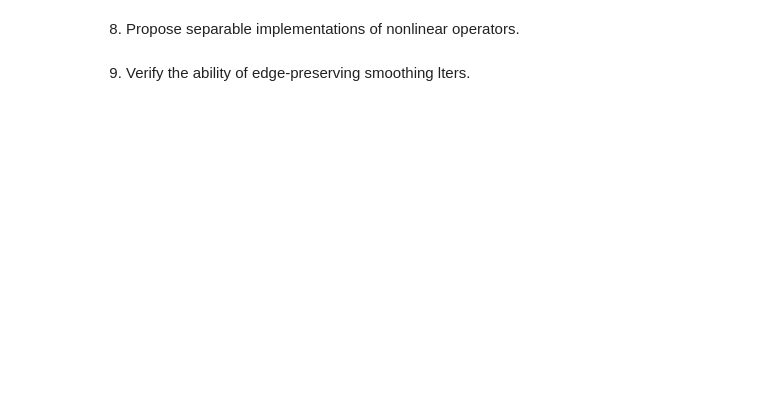
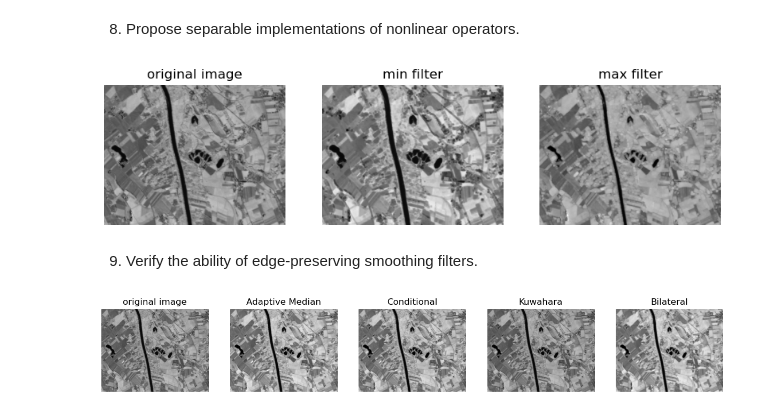
Before and after one commit to Ethel-Ogallo/UBS_ERSIP, a Jupyter notebook: Labs/lab3.ipynb, the cells around one changed output. Saved outputs shown, nothing was run; the diff lists cells and outputs as text; code cells hidden in the pictures; blank space fills up the shorter version.

```diff
--- a/Labs/lab3.ipynb
+++ b/Labs/lab3.ipynb
@@ -148,4 +310,77 @@ laplace_filtered= ndi.laplace(img, ksize=3)
 # %% [markdown]
 8. Propose separable implementations of nonlinear operators.
+# %%
+# min or max filter
+from scipy.ndimage import minimum_filter, maximum_filter
+
+min_filtered = minimum_filter(img, size=5)
+max_filtered = maximum_filter(img, size=5)
+
+# display
+fig, axes = plt.subplots(1, 3, figsize=(10, 6))
+axes = axes.flatten()
+
+axes[0].imshow(img, cmap='gray')
+axes[0].set_title("original image")
+axes[0].axis("off")
+
+axes[1].imshow(min_filtered, cmap='gray')
+axes[1].set_title("min filter")
+axes[1].axis("off")
+
+axes[2].imshow(max_filtered, cmap='gray')
+axes[2].set_title("max filter")
+axes[2].axis("off")
+
+plt.show()
+# %% [output]
+[figure, added]
 # %% [markdown]
-9. Verify the ability of edge-preserving smoothing lters.
+9. Verify the ability of edge-preserving smoothing filters.
+# %%
+import cv2
+from skimage.filters import rank
+from skimage.morphology import disk
+
+# Adaptive Median
+adaptive_median = cv2.medianBlur(img, 5)
+
+# Conditional smoothing (smooth only non-edge pixels)
+edges = cv2.Canny(img, 100, 200)
+smoothed = cv2.GaussianBlur(img, (5,5), 1)
+conditional = np.where(edges==0, smoothed, img)
+
+# Kuwahara-like filter (approx using skimage rank mean_bilateral)
+kuwahara = rank.mean_bilateral(img, disk(3), s0=10, s1=10)
+
+# Bilateral filter
+bilateral = cv2.bilateralFilter(img,9,75,75)
+
+# Visualization
+# display
+fig, axes = plt.subplots(1, 5, figsize=(15, 10))
+axes = axes.flatten()
+
+axes[0].imshow(img, cmap='gray')
+axes[0].set_title("original image")
+axes[0].axis("off")
+
+axes[1].imshow(adaptive_median, cmap='gray')
+axes[1].set_title("Adaptive Median")
+axes[1].axis("off")
+
+axes[2].imshow(conditional, cmap='gray')
+axes[2].set_title("Conditional")
+axes[2].axis("off")
+
+axes[3].imshow(kuwahara, cmap='gray')
+axes[3].set_title("Kuwahara")
+axes[3].axis("off")
+
+axes[4].imshow(bilateral, cmap='gray')
+axes[4].set_title("Bilateral")
+axes[4].axis("off")
+
+plt.show()
+# %% [output]
+[figure, added]
```
Also changed, not shown: parts of 7 cells of this notebook.
